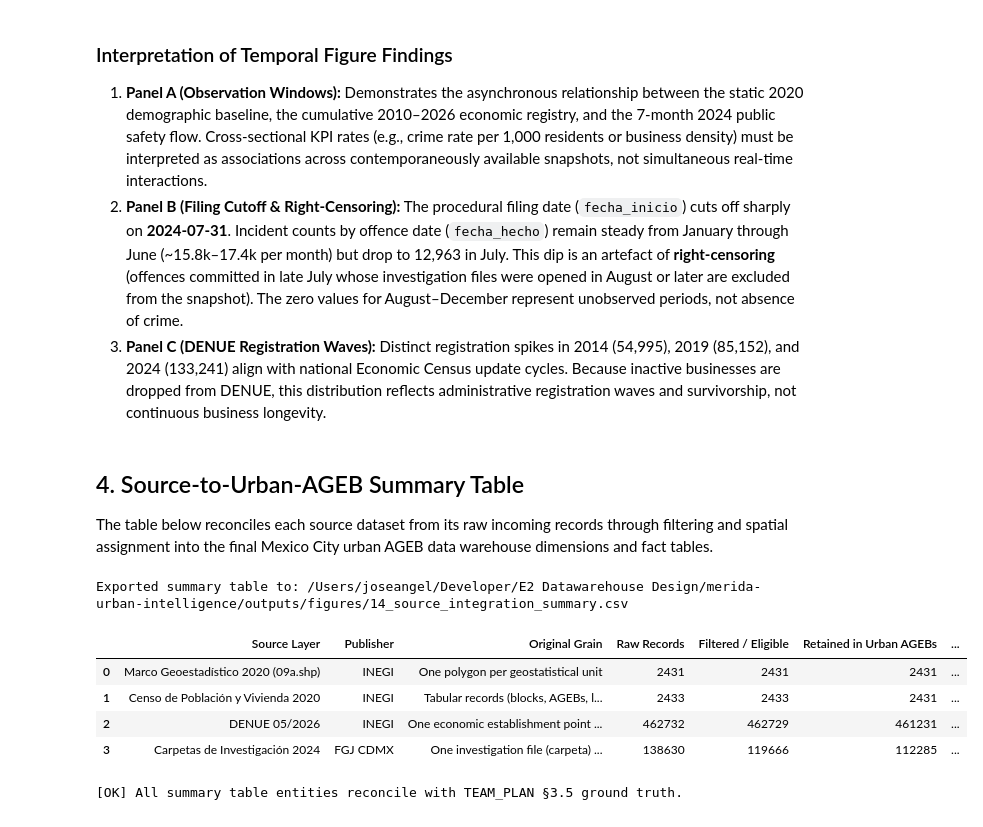
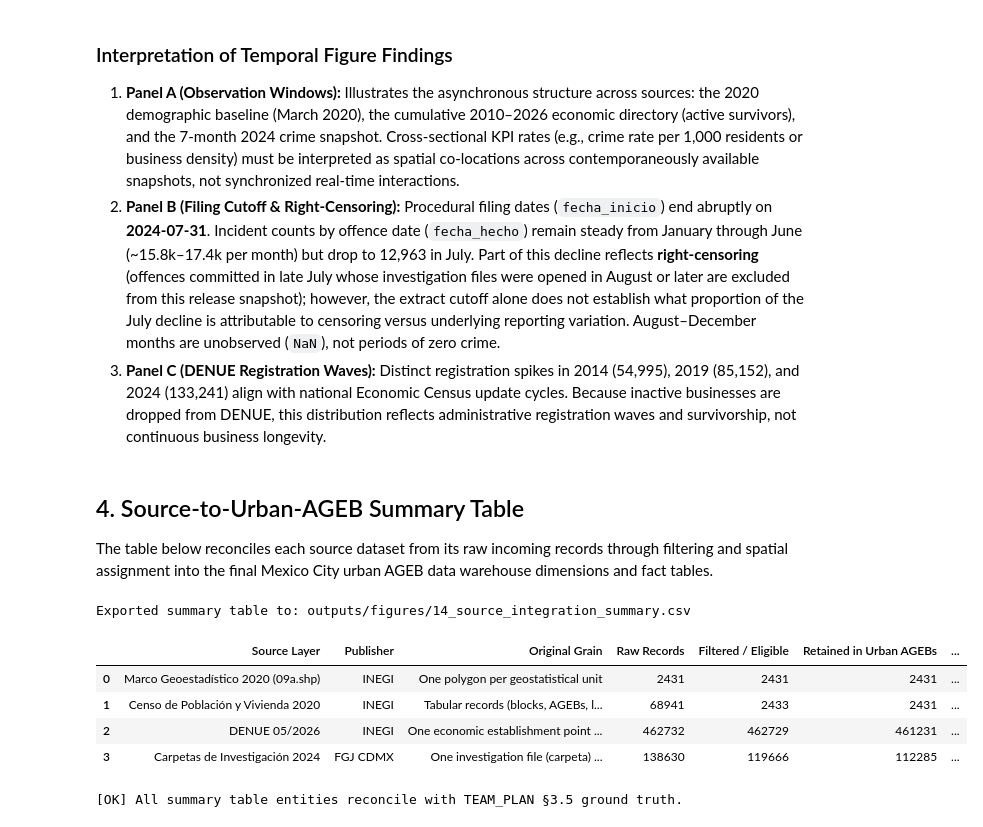
Before and after one commit to joseeangel0/merida-urban-intelligence, a Jupyter notebook: notebooks/14_integration_check.ipynb, the cells around one changed output. Cells and saved outputs as stored; diff of their text form; code cells hidden in the pictures.

```diff
--- a/notebooks/14_integration_check.ipynb
+++ b/notebooks/14_integration_check.ipynb
@@ -207,8 +307,8 @@ Saved temporal coverage figure to: /Users/joseangel/Developer/E2 Datawarehouse D
 # %% [markdown]
 ### Interpretation of Temporal Figure Findings
 
-1. **Panel A (Observation Windows):** Demonstrates the asynchronous relationship between the static 2020 demographic baseline, the cumulative 2010–2026 economic registry, and the 7-month 2024 public safety flow. Cross-sectional KPI rates (e.g., crime rate per 1,000 residents or business density) must be interpreted as associations across contemporaneously available snapshots, not simultaneous real-time interactions.
-2. **Panel B (Filing Cutoff & Right-Censoring):** The procedural filing date (`fecha_inicio`) cuts off sharply on **2024-07-31**. Incident counts by offence date (`fecha_hecho`) remain steady from January through June (~15.8k–17.4k per month) but drop to 12,963 in July. This dip is an artefact of **right-censoring** (offences committed in late July whose investigation files were opened in August or later are excluded from the snapshot). The zero values for August–December represent unobserved periods, not absence of crime.
+1. **Panel A (Observation Windows):** Illustrates the asynchronous structure across sources: the 2020 demographic baseline (March 2020), the cumulative 2010–2026 economic directory (active survivors), and the 7-month 2024 crime snapshot. Cross-sectional KPI rates (e.g., crime rate per 1,000 residents or business density) must be interpreted as spatial co-locations across contemporaneously available snapshots, not synchronized real-time interactions.
+2. **Panel B (Filing Cutoff & Right-Censoring):** Procedural filing dates (`fecha_inicio`) end abruptly on **2024-07-31**. Incident counts by offence date (`fecha_hecho`) remain steady from January through June (~15.8k–17.4k per month) but drop to 12,963 in July. Part of this decline reflects **right-censoring** (offences committed in late July whose investigation files were opened in August or later are excluded from this release snapshot); however, the extract cutoff alone does not establish what proportion of the July decline is attributable to censoring versus underlying reporting variation. August–December months are unobserved (`NaN`), not periods of zero crime.
 3. **Panel C (DENUE Registration Waves):** Distinct registration spikes in 2014 (54,995), 2019 (85,152), and 2024 (133,241) align with national Economic Census update cycles. Because inactive businesses are dropped from DENUE, this distribution reflects administrative registration waves and survivorship, not continuous business longevity.
 # %% [markdown]
 ## 4. Source-to-Urban-AGEB Summary Table
@@ -217,29 +317,30 @@ The table below reconciles each source dataset from its raw incoming records thr
 # %%
 # Generate source integration summary table
 summary_table = build_source_integration_summary_table(
     census_results=census_comp,
     denue_results=denue_comp,
     crime_results=crime_info,
 )
 
 # Export to figures directory
 csv_path = OUTPUT_FIGURES / "14_source_integration_summary.csv"
 summary_table.to_csv(csv_path, index=False)
-print(f"Exported summary table to: {csv_path}")
+csv_rel = csv_path.relative_to(ROOT) if csv_path.is_relative_to(ROOT) else "outputs/figures/14_source_integration_summary.csv"
+print(f"Exported summary table to: {csv_rel}")
 
 display(summary_table)
 
 # Assert core integration invariants
 assert summary_table.loc[0, "Retained in Urban AGEBs"] == 2_431
 assert summary_table.loc[1, "Retained in Urban AGEBs"] == 2_431
 assert summary_table.loc[2, "Retained in Urban AGEBs"] == 461_231
 assert summary_table.loc[3, "Retained in Urban AGEBs"] == 112_285
 print("\n[OK] All summary table entities reconcile with TEAM_PLAN §3.5 ground truth.")
 # %% [output]
-Exported summary table to: /Users/joseangel/Developer/E2 Datawarehouse Design/merida-urban-intelligence/outputs/figures/14_source_integration_summary.csv
+Exported summary table to: outputs/figures/14_source_integration_summary.csv
 |  | Source Layer | Publisher | Original Grain | Raw Records | Filtered / Eligible | Retained in Urban AGEBs | ... |
 | 0 | Marco Geoestadístico 2020 (09a.shp) | INEGI | One polygon per geostatistical unit | 2431 | 2431 | 2431 | ... |
-| 1 | Censo de Población y Vivienda 2020 | INEGI | Tabular records (blocks, AGEBs, l... | 2433 | 2433 | 2431 | ... |
+| 1 | Censo de Población y Vivienda 2020 | INEGI | Tabular records (blocks, AGEBs, l... | 68941 | 2433 | 2431 | ... |
 | 2 | DENUE 05/2026 | INEGI | One economic establishment point ... | 462732 | 462729 | 461231 | ... |
 | 3 | Carpetas de Investigación 2024 | FGJ CDMX | One investigation file (carpeta) ... | 138630 | 119666 | 112285 | ... |
 [OK] All summary table entities reconcile with TEAM_PLAN §3.5 ground truth.
```
Also changed, not shown: parts of 13 cells of this notebook, 5 other files.
